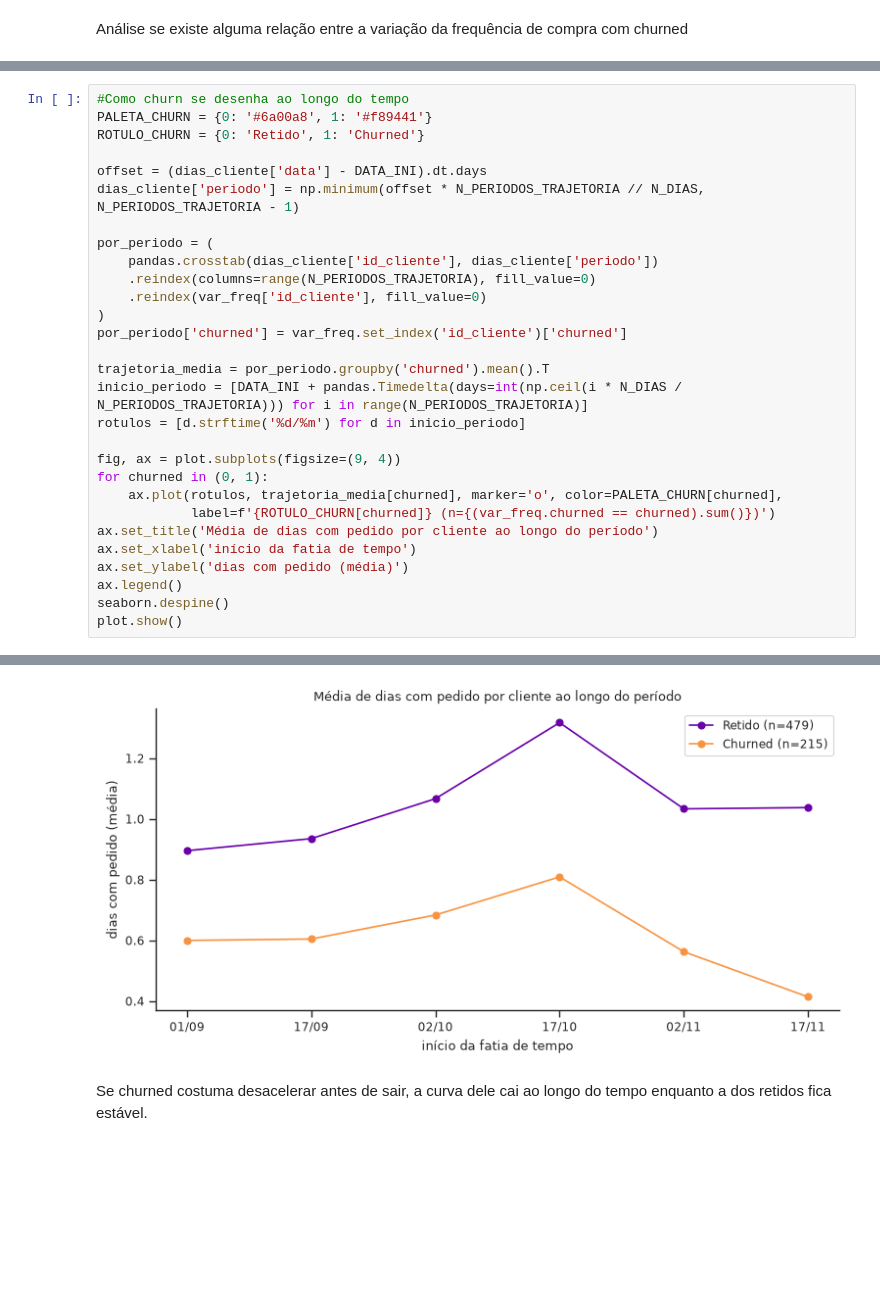
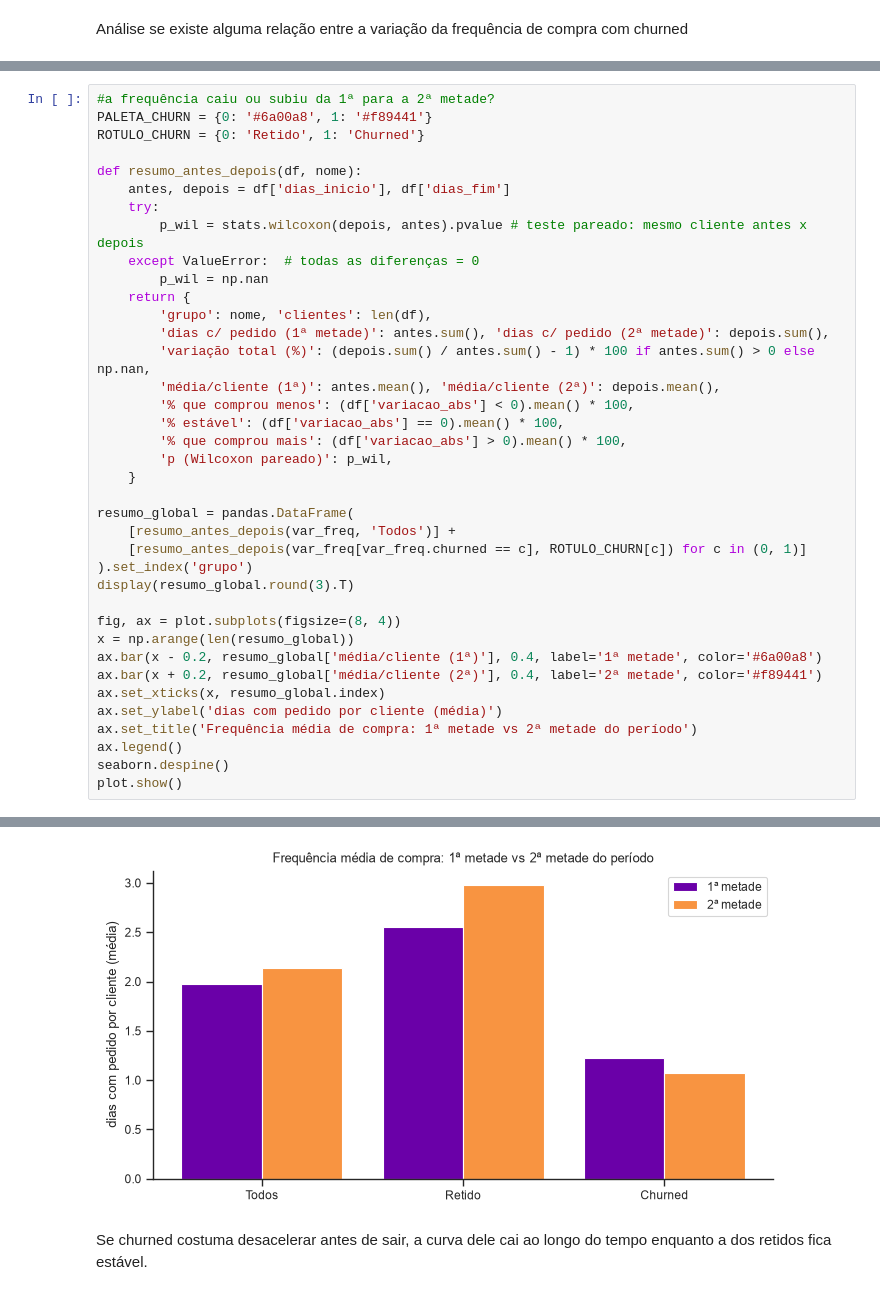
Before and after one commit to lgns-cin/CIN0144, a Jupyter notebook: EDA/com_pedidos.ipynb, the cells around one changed output, grey strips where cells are left out. Drawn from its saved outputs; the diff is of its cells as text; blank space fills up the shorter version.

Commit message:
Corrige análise de churned de frequência de compra para visualizar o conjunto todo

```diff
--- a/EDA/com_pedidos.ipynb
+++ b/EDA/com_pedidos.ipynb
@@ -1174,29 +1173,38 @@ clientes analisados: 694 | com variação de intervalo calculável (≥ 3 dias c
 # %%
-#Como churn se desenha ao longo do tempo
+#a frequência caiu ou subiu da 1ª para a 2ª metade?
 PALETA_CHURN = {0: '#6a00a8', 1: '#f89441'}
 ROTULO_CHURN = {0: 'Retido', 1: 'Churned'}
 
-offset = (dias_cliente['data'] - DATA_INI).dt.days
-dias_cliente['periodo'] = np.minimum(offset * N_PERIODOS_TRAJETORIA // N_DIAS, N_PERIODOS_TRAJETORIA - 1)
+def resumo_antes_depois(df, nome):
+    antes, depois = df['dias_inicio'], df['dias_fim']
+    try:
+        p_wil = stats.wilcoxon(depois, antes).pvalue # teste pareado: mesmo cliente antes x depois
+    except ValueError:  # todas as diferenças = 0
+        p_wil = np.nan
+    return {
+        'grupo': nome, 'clientes': len(df),
+        'dias c/ pedido (1ª metade)': antes.sum(), 'dias c/ pedido (2ª metade)': depois.sum(),
+        'variação total (%)': (depois.sum() / antes.sum() - 1) * 100 if antes.sum() > 0 else np.nan,
+        'média/cliente (1ª)': antes.mean(), 'média/cliente (2ª)': depois.mean(),
+        '% que comprou menos': (df['variacao_abs'] < 0).mean() * 100,
+        '% estável': (df['variacao_abs'] == 0).mean() * 100,
+        '% que comprou mais': (df['variacao_abs'] > 0).mean() * 100,
+        'p (Wilcoxon pareado)': p_wil,
+    }
 
-por_periodo = (
-    pandas.crosstab(dias_cliente['id_cliente'], dias_cliente['periodo'])
-    .reindex(columns=range(N_PERIODOS_TRAJETORIA), fill_value=0)
-    .reindex(var_freq['id_cliente'], fill_value=0)
-)
-por_periodo['churned'] = var_freq.set_index('id_cliente')['churned']
+resumo_global = pandas.DataFrame(
+    [resumo_antes_depois(var_freq, 'Todos')] +
+    [resumo_antes_depois(var_freq[var_freq.churned == c], ROTULO_CHURN[c]) for c in (0, 1)]
+).set_index('grupo')
+display(resumo_global.round(3).T)
 
-trajetoria_media = por_periodo.groupby('churned').mean().T
-inicio_periodo = [DATA_INI + pandas.Timedelta(days=int(np.ceil(i * N_DIAS / N_PERIODOS_TRAJETORIA))) for i in range(N_PERIODOS_TRAJETORIA)]
-rotulos = [d.strftime('%d/%m') for d in inicio_periodo]
-
-fig, ax = plot.subplots(figsize=(9, 4))
-for churned in (0, 1):
-    ax.plot(rotulos, trajetoria_media[churned], marker='o', color=PALETA_CHURN[churned],
-            label=f'{ROTULO_CHURN[churned]} (n={(var_freq.churned == churned).sum()})')
-ax.set_title('Média de dias com pedido por cliente ao longo do período')
-ax.set_xlabel('início da fatia de tempo')
-ax.set_ylabel('dias com pedido (média)')
+fig, ax = plot.subplots(figsize=(8, 4))
+x = np.arange(len(resumo_global))
+ax.bar(x - 0.2, resumo_global['média/cliente (1ª)'], 0.4, label='1ª metade', color='#6a00a8')
+ax.bar(x + 0.2, resumo_global['média/cliente (2ª)'], 0.4, label='2ª metade', color='#f89441')
+ax.set_xticks(x, resumo_global.index)
+ax.set_ylabel('dias com pedido por cliente (média)')
+ax.set_title('Frequência média de compra: 1ª metade vs 2ª metade do período')
 ax.legend()
 seaborn.despine()
 plot.show()
@@ -1204,4 +1223,4 @@ plot.show()
-[figure, old version]
+[figure, new version]
 # %% [markdown]
  Se churned costuma desacelerar antes de sair, a curva dele cai ao longo do tempo enquanto a dos retidos fica estável.
 # %% [markdown]
```
Also changed, not shown: parts of 32 cells of this notebook.
